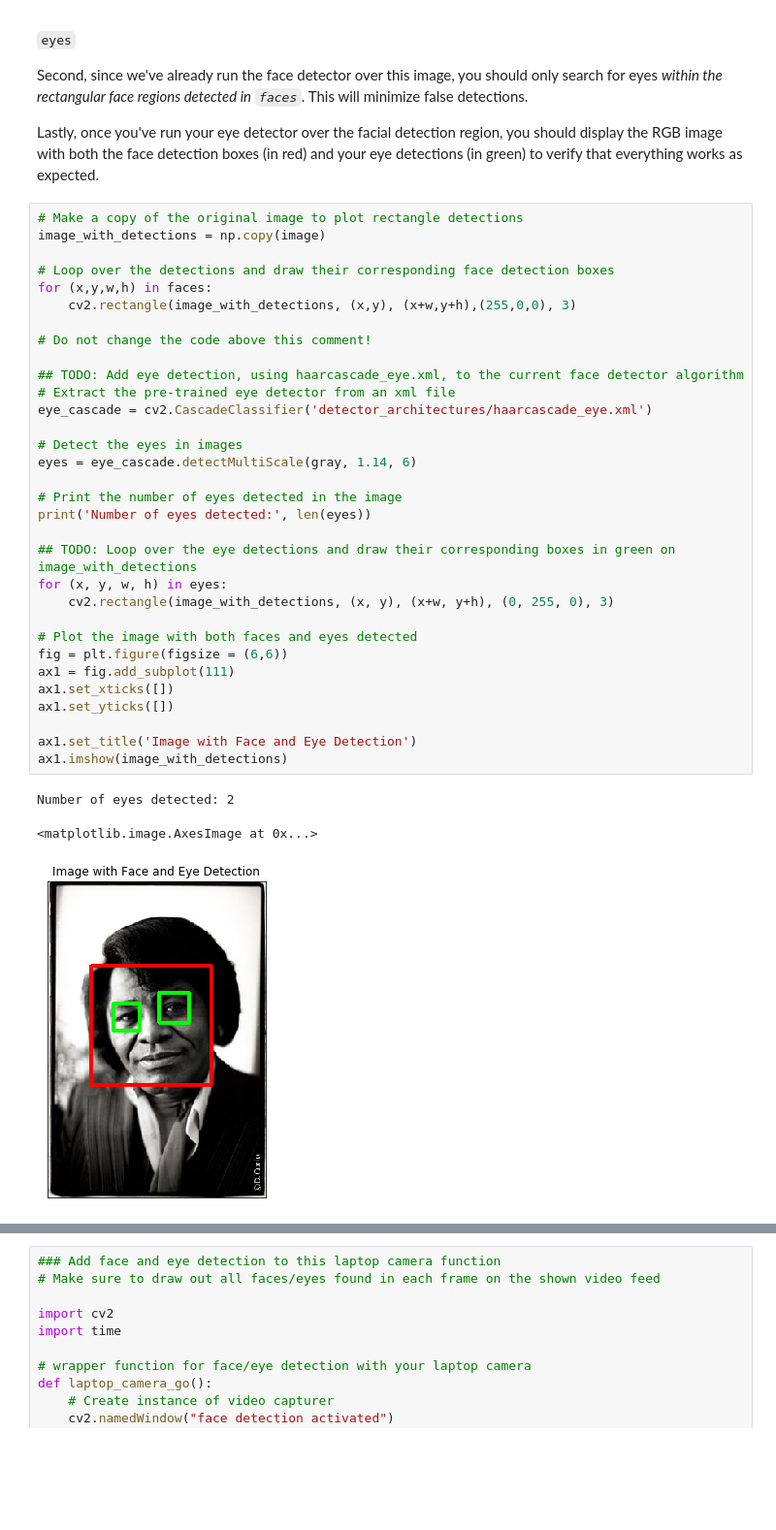
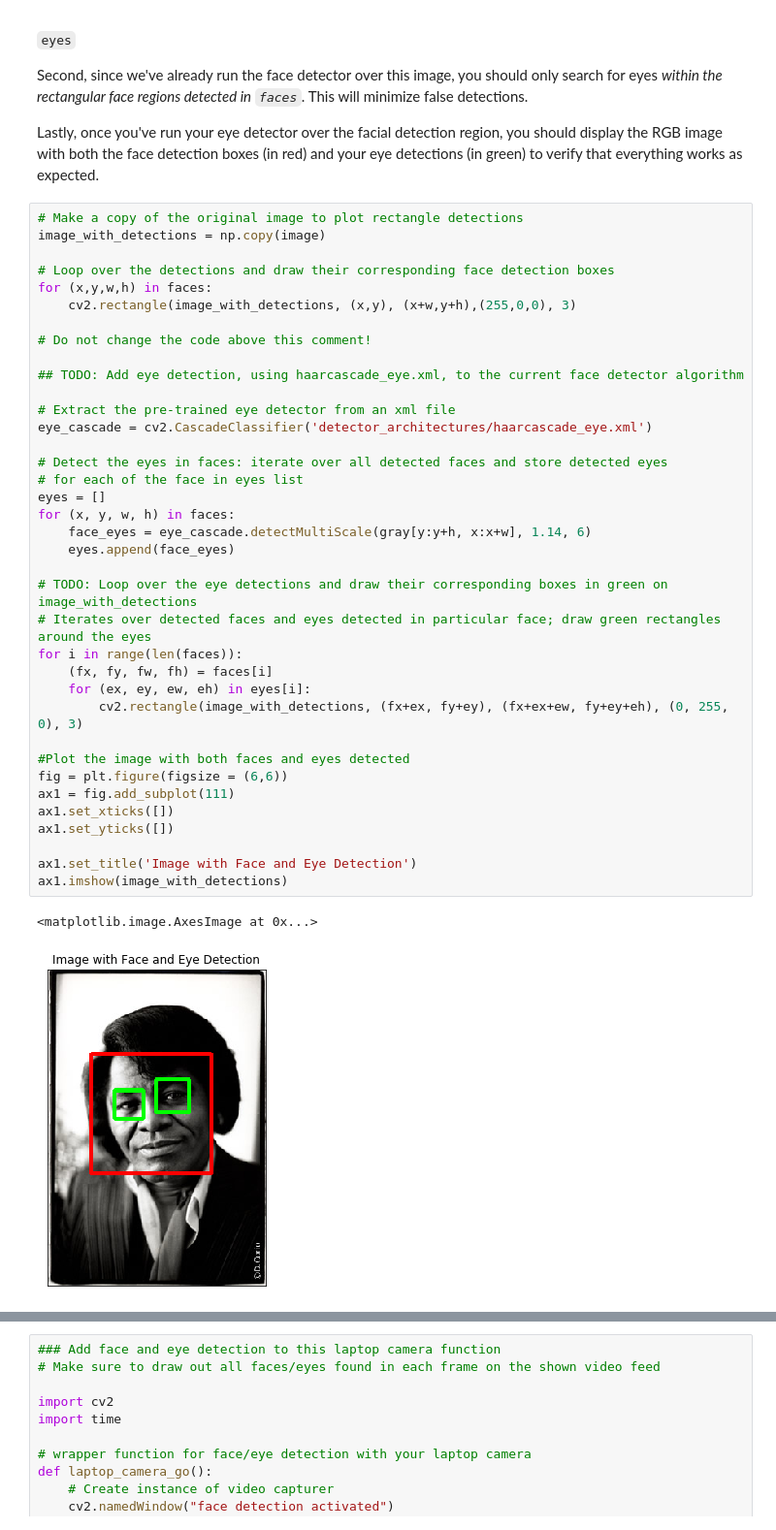
Before and after one commit to milosgajdos/udacity-ai-nanodegree, a Jupyter notebook: capstone-facial-keypoints-ai/CV_project.ipynb, the cells around one changed output, grey strips where cells are left out. Shown at 97% size. Drawn from its saved outputs; the diff is of its cells as text; blank space fills up the shorter version.

Commit message:
Image de-noise done. Corrected previous eyes detection.

```diff
--- a/capstone-facial-keypoints-ai/CV_project.ipynb
+++ b/capstone-facial-keypoints-ai/CV_project.ipynb
@@ -243,39 +243,43 @@ Lastly, once you've run your eye detector over the facial detection region, you
 # %%
 # Make a copy of the original image to plot rectangle detections
 image_with_detections = np.copy(image)
 
 # Loop over the detections and draw their corresponding face detection boxes
 for (x,y,w,h) in faces:
     cv2.rectangle(image_with_detections, (x,y), (x+w,y+h),(255,0,0), 3)
 
 # Do not change the code above this comment!
 
 ## TODO: Add eye detection, using haarcascade_eye.xml, to the current face detector algorithm
+
 # Extract the pre-trained eye detector from an xml file
 eye_cascade = cv2.CascadeClassifier('detector_architectures/haarcascade_eye.xml')
 
-# Detect the eyes in images
-eyes = eye_cascade.detectMultiScale(gray, 1.14, 6)
+# Detect the eyes in faces: iterate over all detected faces and store detected eyes
+# for each of the face in eyes list
+eyes = []
+for (x, y, w, h) in faces:
+    face_eyes = eye_cascade.detectMultiScale(gray[y:y+h, x:x+w], 1.14, 6)
+    eyes.append(face_eyes)
 
-# Print the number of eyes detected in the image
-print('Number of eyes detected:', len(eyes))
+# TODO: Loop over the eye detections and draw their corresponding boxes in green on image_with_detections
+# Iterates over detected faces and eyes detected in particular face; draw green rectangles around the eyes
+for i in range(len(faces)):
+    (fx, fy, fw, fh) = faces[i]
+    for (ex, ey, ew, eh) in eyes[i]:
+        cv2.rectangle(image_with_detections, (fx+ex, fy+ey), (fx+ex+ew, fy+ey+eh), (0, 255, 0), 3)
 
-## TODO: Loop over the eye detections and draw their corresponding boxes in green on image_with_detections
-for (x, y, w, h) in eyes:
-    cv2.rectangle(image_with_detections, (x, y), (x+w, y+h), (0, 255, 0), 3)
-
-# Plot the image with both faces and eyes detected
+#Plot the image with both faces and eyes detected
 fig = plt.figure(figsize = (6,6))
 ax1 = fig.add_subplot(111)
 ax1.set_xticks([])
 ax1.set_yticks([])
 
 ax1.set_title('Image with Face and Eye Detection')
 ax1.imshow(image_with_detections)
 # %% [output]
-Number of eyes detected: 2
+<matplotlib.image.AxesImage at 0x...>
-<matplotlib.image.AxesImage at 0x...>
-[figure, old version]
+[figure, new version]
 # %% [markdown]
 ## (Optional) Add face and eye detection to your laptop camera
 
```
Also changed, not shown: parts of 7 cells of this notebook.
